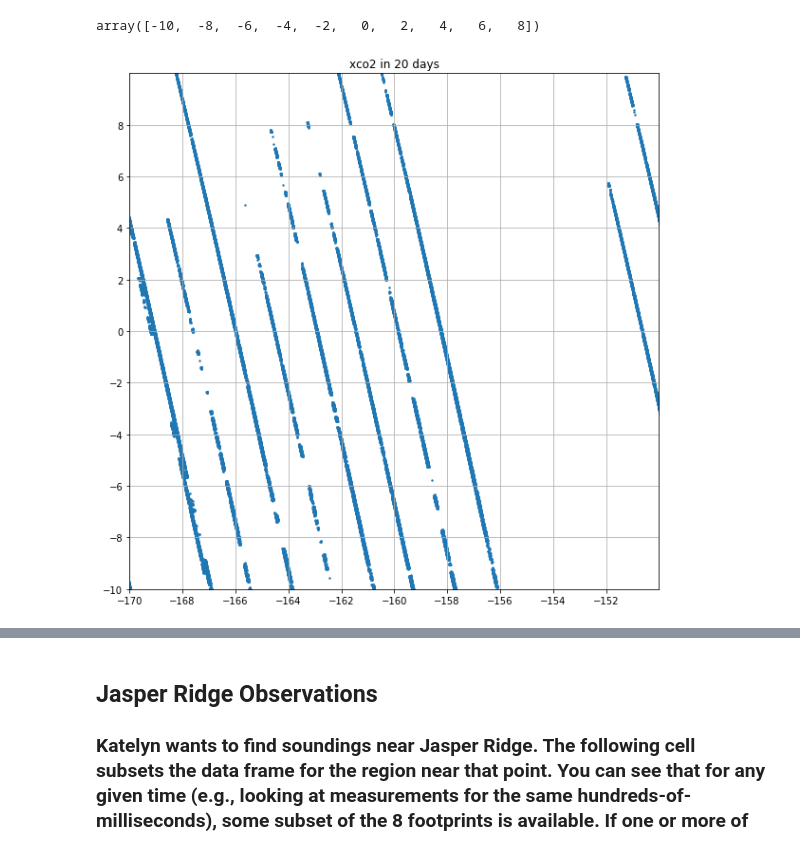
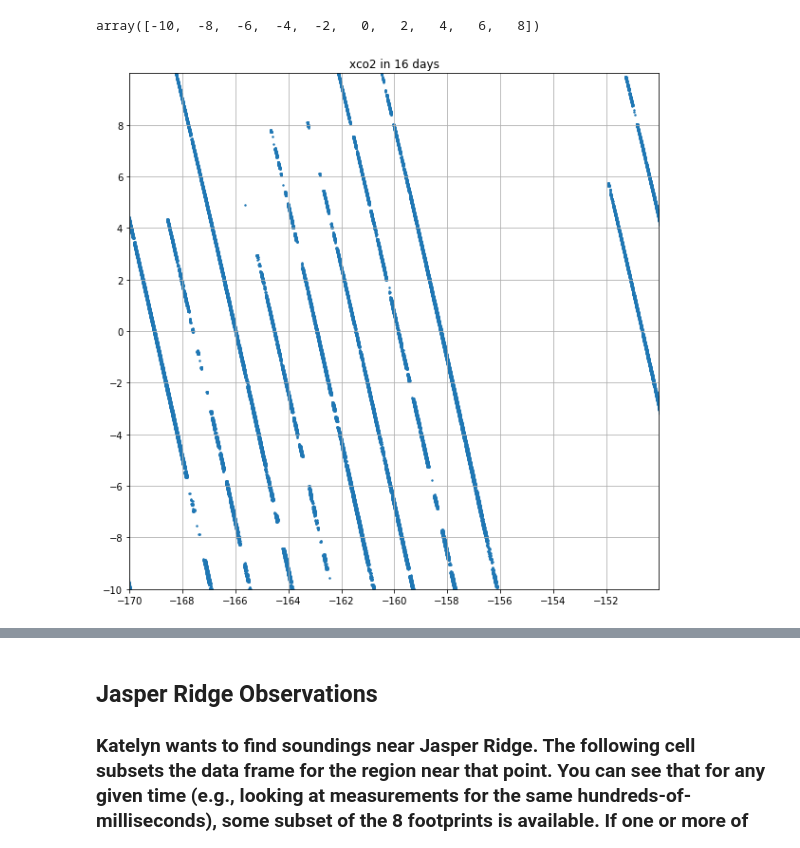
Before and after one commit to swuerth/OCO2-TPW, a Jupyter notebook: OCO_Data_Read.ipynb, the cells around one changed output, grey strips where cells are left out. Drawn from its saved outputs; the diff is of its cells as text; code cells hidden in the pictures.

```diff
--- a/OCO_Data_Read.ipynb
+++ b/OCO_Data_Read.ipynb
@@ -233,30 +233,30 @@ np.arange(-10, 10, 2)
 # %% [output]
 array([-10,  -8,  -6,  -4,  -2,   0,   2,   4,   6,   8])
 # %%
-D = [1, 2, 4, 10, 20]
+D = [1, 2, 4, 8, 16]
 for duration_days in D:
     plt.clf()
     #duration_days = 10
 
     start_date = datetime.datetime(2017,10,1)
     end_date = start_date + datetime.timedelta(days=duration_days)
     partial_df = df[(df['datetime']>= start_date) & (df['datetime']<end_date)]
 
 
     # Major ticks every 20, minor ticks every 5
     yticks = np.arange(-10, 10, 2)
     xticks = np.arange(-170, -150, 2)
 
     plt.scatter(partial_df.lon, partial_df.lat, 2)
     plt.grid(True)
     plt.xlim([-170, -150])
     plt.ylim([-10,10])
     plt.gca().set_xticks(xticks)
     plt.gca().set_yticks(yticks)
     plt.title('xco2 in ' + str(duration_days) + ' days')
     plt.gcf().set_size_inches(10,10)
 
-    name_to_save = '/Users/stephanie/Desktop/numobs/'+'obs_in_' + str(duration_days) + '_days.png'
+    name_to_save = '/Users/stephanie/projects/OCO2-TPW/count_maps/'+'obs_in_' + str(duration_days) + '_days.png'
     plt.savefig(name_to_save)
 # %% [output]
-[figure, old version]
+[figure, new version]
```
Also changed, not shown: parts of 1 cell of this notebook, 14 other files.
